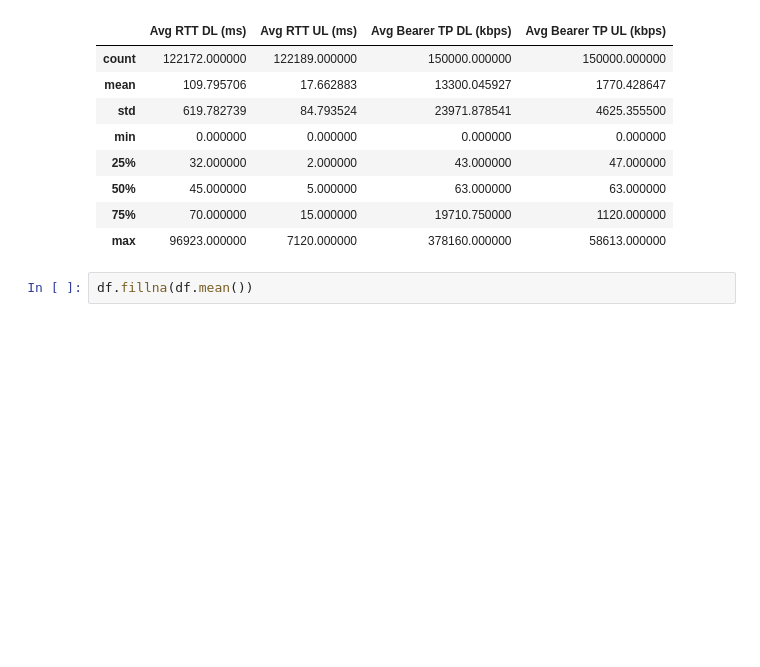
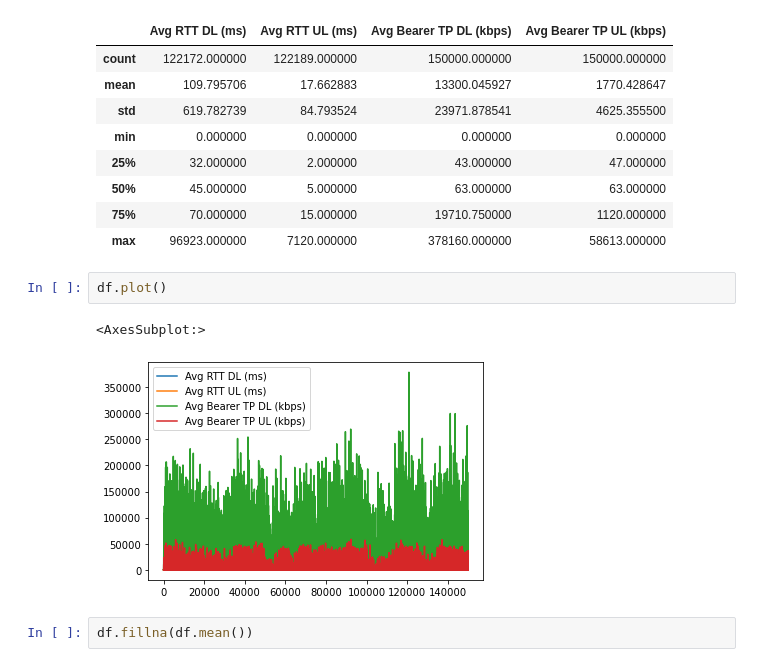
Before and after one commit to abu-bakarr/10-Academy-Week1, a Jupyter notebook: Week1.ipynb, the cells around one changed output. Cells and saved outputs as stored; diff of their text form; blank space fills up the shorter version.

```diff
--- a/Week1.ipynb
+++ b/Week1.ipynb
@@ -313,6 +313,11 @@ df.describe()
 | 50% | 45.000000 | 5.000000 | 63.000000 | 63.000000 |
 | 75% | 70.000000 | 15.000000 | 19710.750000 | 1120.000000 |
 | max | 96923.000000 | 7120.000000 | 378160.000000 | 58613.000000 |
+# %%
+df.plot()
+# %% [output]
+<AxesSubplot:>
+[figure, added]
 # %%
 df.fillna(df.mean())
 # %% [output]
```
Also changed, not shown: parts of 1 cell of this notebook, 1 other file.
